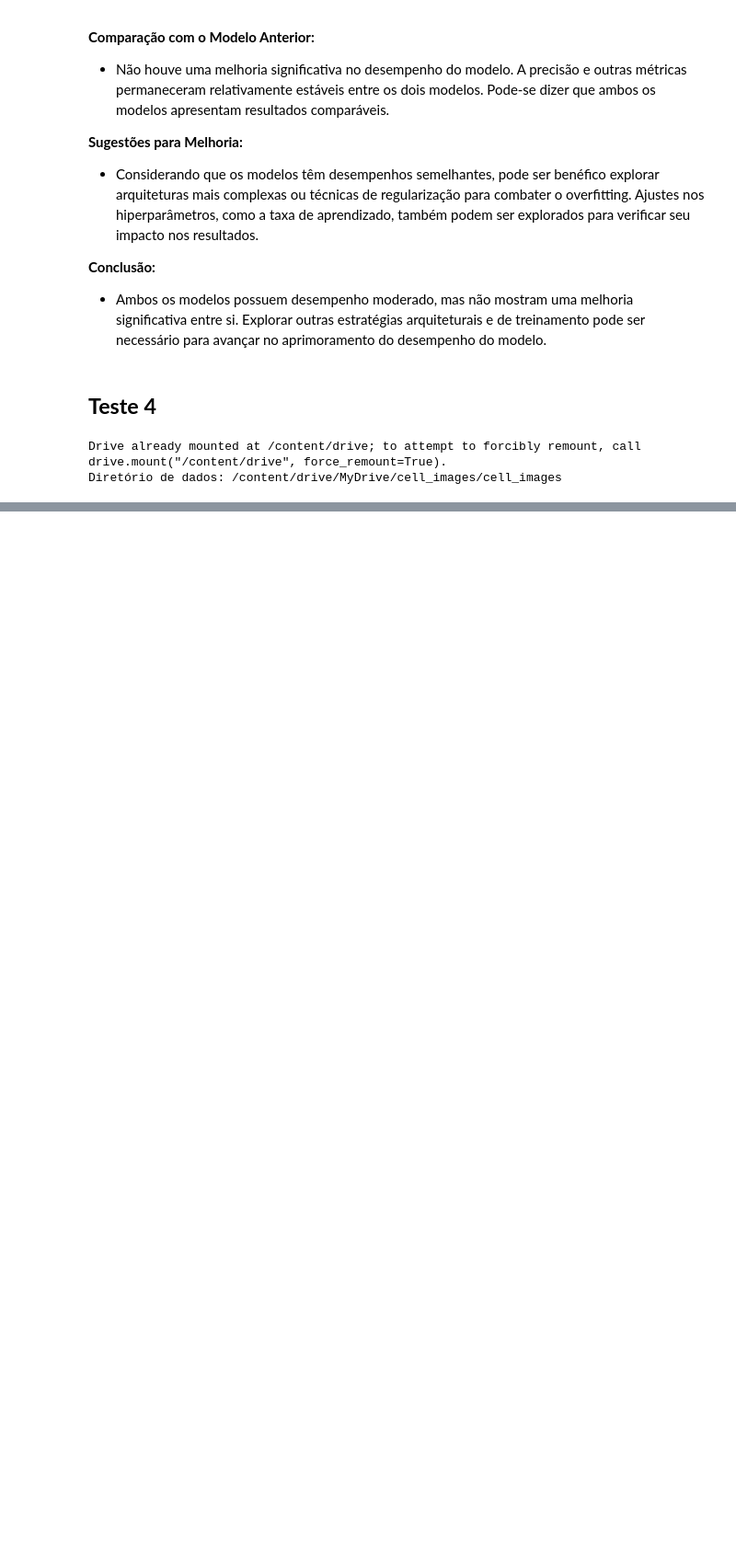
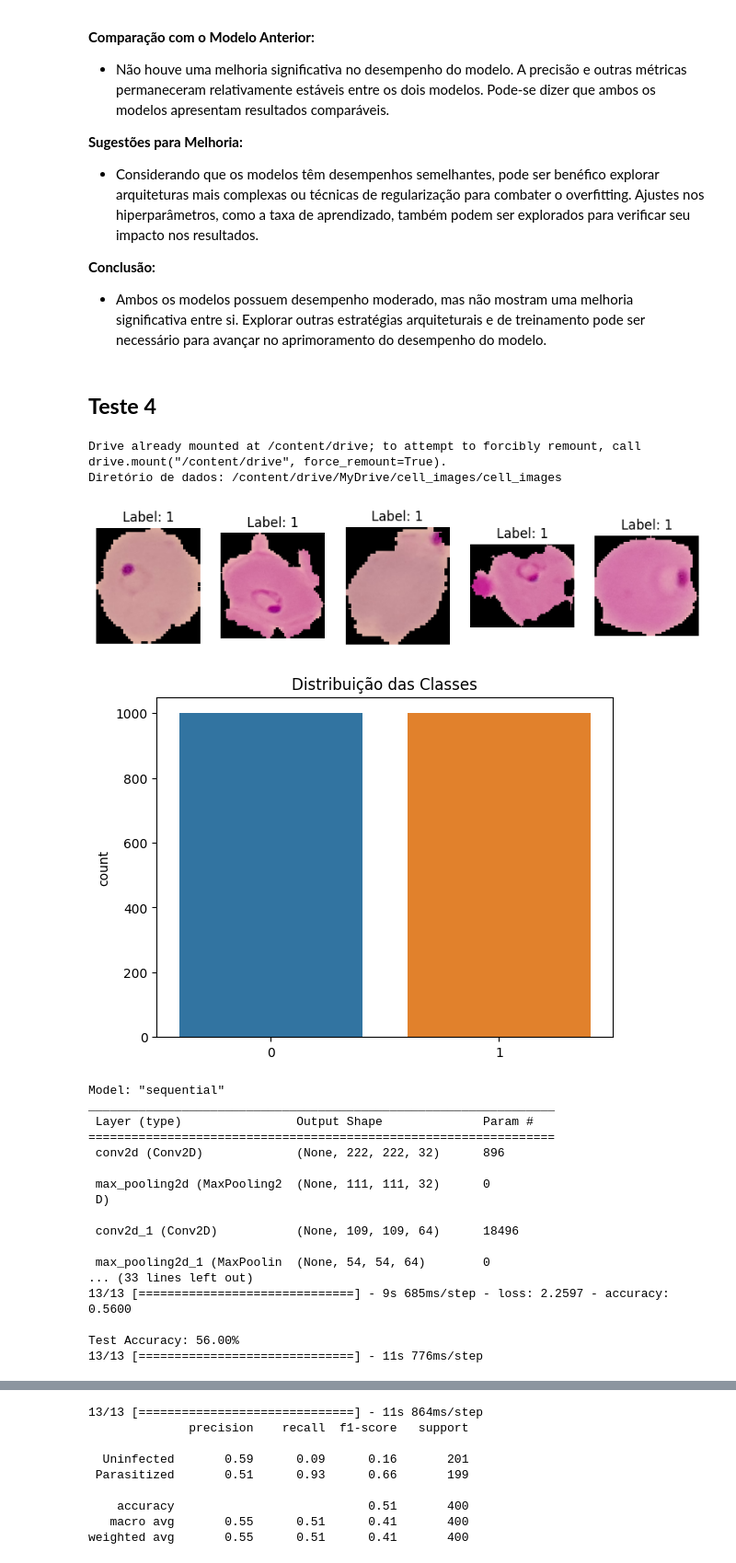
Before and after one commit to babas175/babas175-TrabalhoT1_TopicosEspeciais_DeepLearning.ipynb, a Jupyter notebook: Untitled15.ipynb, the cells around one changed output, grey strips where cells are left out. Shown at 92% size. Cells and saved outputs as stored; diff of their text form; code cells hidden in the pictures; blank space fills up the shorter version.

```diff
--- a/Untitled15.ipynb
+++ b/Untitled15.ipynb
@@ -767,7 +828,7 @@ def load_images_and_labels(data_dir, limit_per_class=None):
     return np.array(images), np.array(labels)
 
 # Carregue as imagens e rótulos (limitado a uma quantidade imagens de cada classe porque o dataset tem mais de 27 000 imagen)
-limit_per_class = 5000
+limit_per_class = 1000
 images, labels = load_images_and_labels(data_dir_path, limit_per_class)
 
 # Visualize algumas imagens
@@ -854,30 +915,49 @@ class_labels = ['Uninfected', 'Parasitized']
 test_datagen = ImageDataGenerator(rescale=1./255)
 test_generator = test_datagen.flow(X_test_resized, y_test, batch_size=32, shuffle=False)
 
 # Realizando previsões no conjunto de teste
 y_pred = model.predict(test_generator)
 y_pred_classes = np.round(y_pred)
 
 # Exibindo o relatório de classificação
 print(classification_report(y_test, y_pred_classes, target_names=class_labels))
 
 
 
 # Visualização do histórico de treinamento
 plt.plot(history.history['accuracy'], label='accuracy')
 plt.plot(history.history['val_accuracy'], label='val_accuracy')
 plt.xlabel('Epoch')
 plt.ylabel('Accuracy')
 plt.legend(loc='lower right')
 plt.show()
 
 # Visualização da perda
 plt.plot(history.history['loss'], label='loss')
 plt.plot(history.history['val_loss'], label='val_loss')
 plt.xlabel('Epoch')
 plt.ylabel('Loss')
 plt.legend(loc='upper right')
 plt.show()
 # %% [output]
 Drive already mounted at /content/drive; to attempt to forcibly remount, call drive.mount("/content/drive", force_remount=True).
 Diretório de dados: /content/drive/MyDrive/cell_images/cell_images
+[figure, added]
+[figure, added]
+Model: "sequential"
+_________________________________________________________________
+ Layer (type)                Output Shape              Param #
+=================================================================
+ conv2d (Conv2D)             (None, 222, 222, 32)      896
+
+ max_pooling2d (MaxPooling2  (None, 111, 111, 32)      0
+ D)
+
+ conv2d_1 (Conv2D)           (None, 109, 109, 64)      18496
+
+ max_pooling2d_1 (MaxPoolin  (None, 54, 54, 64)        0
+... (33 lines left out)
+13/13 [==============================] - 9s 685ms/step - loss: 2.2597 - accuracy: 0.5600
+
+Test Accuracy: 56.00%
+13/13 [==============================] - 11s 776ms/step
@@ -883,0 +965,9 @@ Diretório de dados: /content/drive/MyDrive/cell_images/cell_images
+13/13 [==============================] - 11s 864ms/step
+              precision    recall  f1-score   support
+
+  Uninfected       0.59      0.09      0.16       201
+ Parasitized       0.51      0.93      0.66       199
+
+    accuracy                           0.51       400
+   macro avg       0.55      0.51      0.41       400
+weighted avg       0.55      0.51      0.41       400
```
Also changed, not shown: parts of 7 cells of this notebook.
